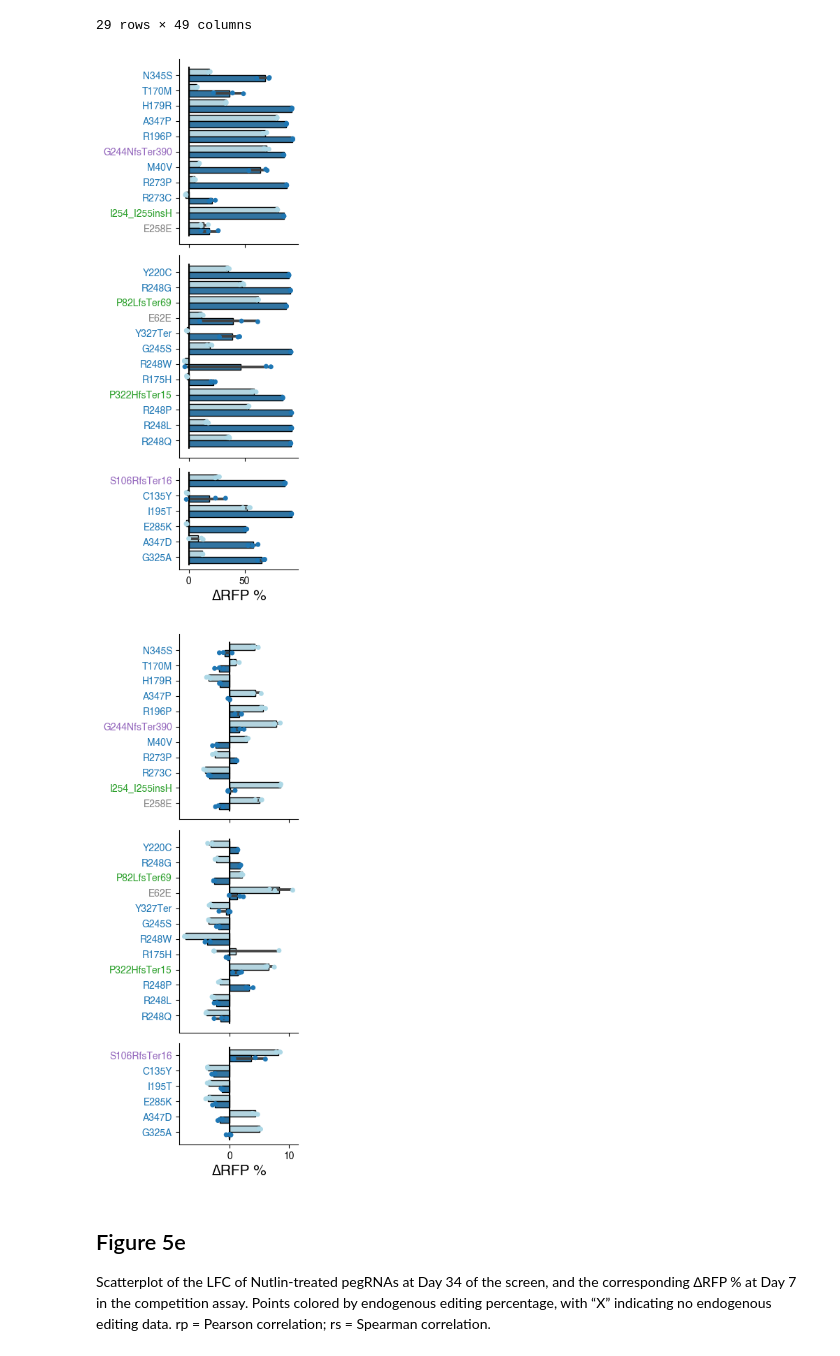
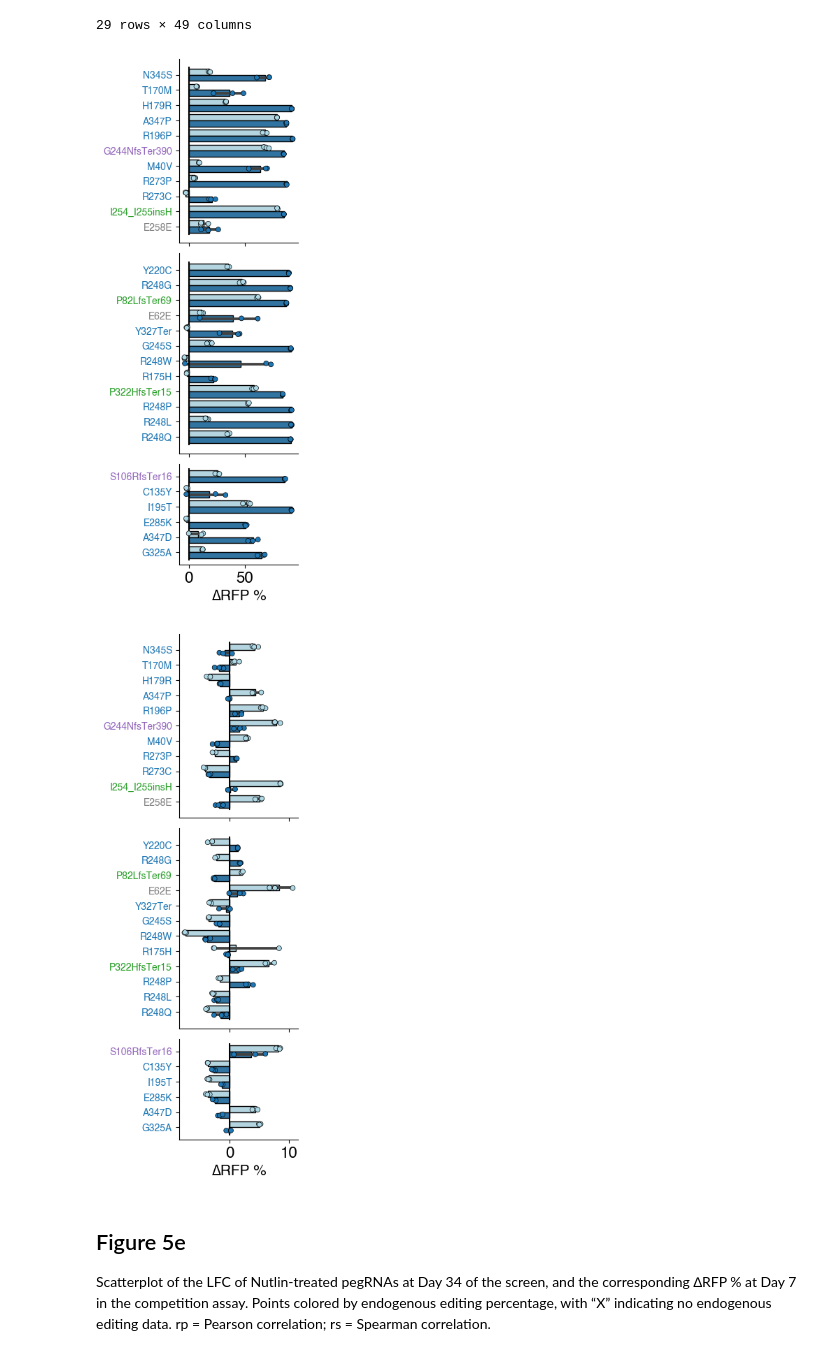
Before and after one commit to samgould2/p53-prime-editing-sensor, a Jupyter notebook: figure5.ipynb, the cells around one changed output. Cells and saved outputs as stored; diff of their text form; code cells hidden in the pictures.

Commit message:
figure updates

```diff
--- a/figure5.ipynb
+++ b/figure5.ipynb
@@ -668,13 +668,13 @@ sns.set_palette(sns.color_palette(colors))
 fig, ax = plt.subplots(3,1, figsize=(3,8), height_ratios= [len(high1), len(med1), len(low1)], sharex=True)
 hue_order=['1','2']
 g = sns.barplot(data = melted2[melted2['efficiency']=='high'],y='HGVSp',x='∆RFP+ %' ,hue='Timepoint',order=high['HGVSp'], linewidth=1, edgecolor='black', hue_order = hue_order, ax=ax[0])
-gg = sns.stripplot(data = melted2[melted2['efficiency']=='high'],y='HGVSp',x='∆RFP+ %' ,hue='Timepoint',order=high['HGVSp'], hue_order = hue_order, dodge=True, ax=ax[0])
+gg = sns.stripplot(data = melted2[melted2['efficiency']=='high'],y='HGVSp',x='∆RFP+ %' ,hue='Timepoint',order=high['HGVSp'], hue_order = hue_order, dodge=True, ax=ax[0],linewidth=.5, edgecolor='black',)
 
 g2 = sns.barplot(data = melted2[melted2['efficiency']=='medium'],y='HGVSp',x='∆RFP+ %' ,hue='Timepoint',order=med['HGVSp'], linewidth=1, edgecolor='black', hue_order = hue_order, ax=ax[1])
-gg = sns.stripplot(data = melted2[melted2['efficiency']=='medium'],y='HGVSp',x='∆RFP+ %' ,hue='Timepoint',order=med['HGVSp'], hue_order = hue_order, dodge=True,ax=ax[1])
+gg = sns.stripplot(data = melted2[melted2['efficiency']=='medium'],y='HGVSp',x='∆RFP+ %' ,hue='Timepoint',order=med['HGVSp'], hue_order = hue_order, dodge=True,ax=ax[1],linewidth=.5, edgecolor='black',)
 
 g3 = sns.barplot(data = melted2[melted2['efficiency']=='low'],y='HGVSp',x='∆RFP+ %' ,hue='Timepoint',order=low['HGVSp'], linewidth=1, edgecolor='black', hue_order = hue_order, ax=ax[2])
-gg = sns.stripplot(data = melted2[melted2['efficiency']=='low'],y='HGVSp',x='∆RFP+ %' ,hue='Timepoint',order=low['HGVSp'], hue_order = hue_order, dodge=True,ax=ax[2])
+gg = sns.stripplot(data = melted2[melted2['efficiency']=='low'],y='HGVSp',x='∆RFP+ %' ,hue='Timepoint',order=low['HGVSp'], hue_order = hue_order, dodge=True,ax=ax[2], linewidth=.5, edgecolor='black',)
 
 #-----and making the plot pretty
 
@@ -694,34 +694,37 @@ ax[2].set_xlabel('∆RFP %', fontsize=15)
 #ax[0].set_title('High Efficiency')
 #ax[1].set_title('Medium Efficiency')
 #ax[2].set_title('Low Efficiency')
 ax[0].spines[['top', 'right']].set_visible(False)
 ax[1].spines[['top', 'right']].set_visible(False)
 ax[2].spines[['top', 'right']].set_visible(False)
 
 c_dict = {'SNV':'tab:blue', 'INS':'tab:green', 'DEL':'tab:purple', 'Silent':'grey'}
 
 for i, tick_label in enumerate(g.axes.get_yticklabels()):
     cc = c_dict[high.iloc[i]['Effect']]
     tick_label.set_color(cc)
     tick_label.set_rotation(0)
 
 for i, tick_label in enumerate(g2.axes.get_yticklabels()):
     cc = c_dict[med.iloc[i]['Effect']]
     tick_label.set_color(cc)
     tick_label.set_rotation(0)
 
 for i, tick_label in enumerate(g3.axes.get_yticklabels()):
     cc = c_dict[low.iloc[i]['Effect']]
     tick_label.set_color(cc)
     tick_label.set_rotation(0)
 
 ax[0].plot([0,0],[-.5, len(high)-.5], color='black')
 ax[1].plot([0,0],[-.5, len(med)-.5], color='black')
 ax[2].plot([0,0],[-.5, len(low)-.5], color='black')
 
+ax[2].tick_params(axis='x', which='major', labelsize=16)
+
+#ax[2].set_xticklabels(fontsize=16)
 fig.tight_layout(pad=.75)
 # %% [output]
-[figure, old version]
+[figure, new version]
 # %%
 ed = dict(zip(comp['HGVSp'], comp['efficiency']))
 a549 = a549.rename(columns = {'pegRNA Identity':'HGVSp'})
@@ -744,13 +747,13 @@ sns.set_palette(sns.color_palette(colors))
 fig, ax = plt.subplots(3,1, figsize=(3,8), height_ratios= [len(high1), len(med1), len(low1)], sharex=True)
 hue_order=['1','2']
 g = sns.barplot(data = melted2[melted2['efficiency']=='high'],y='HGVSp',x='∆RFP+ %' ,hue='Timepoint',order=high['HGVSp'], linewidth=1, edgecolor='black', hue_order = hue_order, ax=ax[0])
-gg = sns.stripplot(data = melted2[melted2['efficiency']=='high'],y='HGVSp',x='∆RFP+ %' ,hue='Timepoint',order=high['HGVSp'], hue_order = hue_order, dodge=True, ax=ax[0])
+gg = sns.stripplot(data = melted2[melted2['efficiency']=='high'],y='HGVSp',x='∆RFP+ %' ,hue='Timepoint',order=high['HGVSp'], hue_order = hue_order, dodge=True, ax=ax[0],linewidth=.5, edgecolor='black',)
 
 g2 = sns.barplot(data = melted2[melted2['efficiency']=='medium'],y='HGVSp',x='∆RFP+ %' ,hue='Timepoint',order=med['HGVSp'], linewidth=1, edgecolor='black', hue_order = hue_order, ax=ax[1])
-gg = sns.stripplot(data = melted2[melted2['efficiency']=='medium'],y='HGVSp',x='∆RFP+ %' ,hue='Timepoint',order=med['HGVSp'], hue_order = hue_order, dodge=True,ax=ax[1])
+gg = sns.stripplot(data = melted2[melted2['efficiency']=='medium'],y='HGVSp',x='∆RFP+ %' ,hue='Timepoint',order=med['HGVSp'], hue_order = hue_order, dodge=True,ax=ax[1],linewidth=.5, edgecolor='black',)
 
 g3 = sns.barplot(data = melted2[melted2['efficiency']=='low'],y='HGVSp',x='∆RFP+ %' ,hue='Timepoint',order=low['HGVSp'], linewidth=1, edgecolor='black', hue_order = hue_order, ax=ax[2])
-gg = sns.stripplot(data = melted2[melted2['efficiency']=='low'],y='HGVSp',x='∆RFP+ %' ,hue='Timepoint',order=low['HGVSp'], hue_order = hue_order, dodge=True,ax=ax[2])
+gg = sns.stripplot(data = melted2[melted2['efficiency']=='low'],y='HGVSp',x='∆RFP+ %' ,hue='Timepoint',order=low['HGVSp'], hue_order = hue_order, dodge=True,ax=ax[2],linewidth=.5, edgecolor='black',)
 
 #-----and making the plot pretty
 
@@ -794,10 +797,11 @@ for i, tick_label in enumerate(g3.axes.get_yticklabels()):
 ax[0].plot([0,0],[-.5, len(high)-.5], color='black')
 ax[1].plot([0,0],[-.5, len(med)-.5], color='black')
 ax[2].plot([0,0],[-.5, len(low)-.5], color='black')
+ax[2].tick_params(axis='x', which='major', labelsize=16)
 
 fig.tight_layout(pad=.75)
 # %% [output]
-[figure, old version]
+[figure, new version]
 # %% [markdown]
 ## Figure 5e
 
```
Also changed, not shown: 2 other files.
